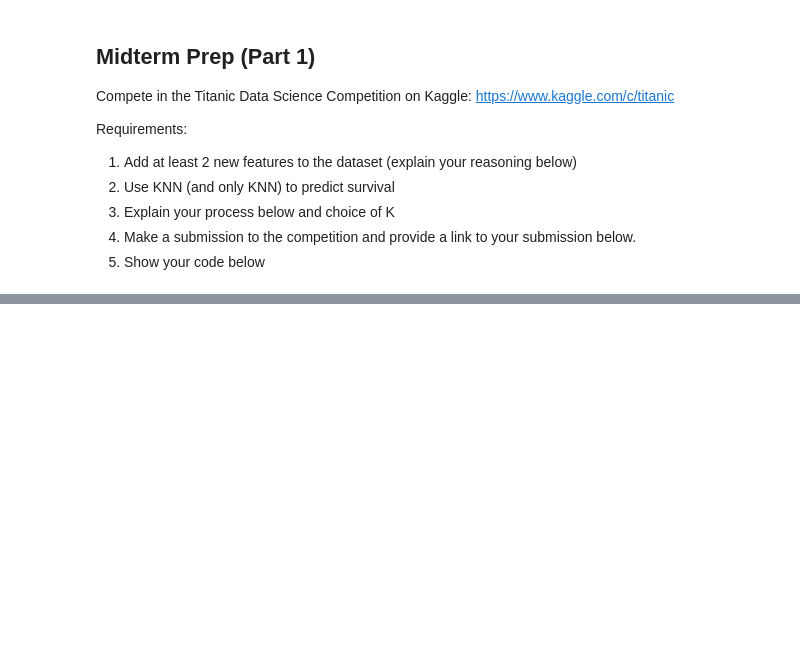
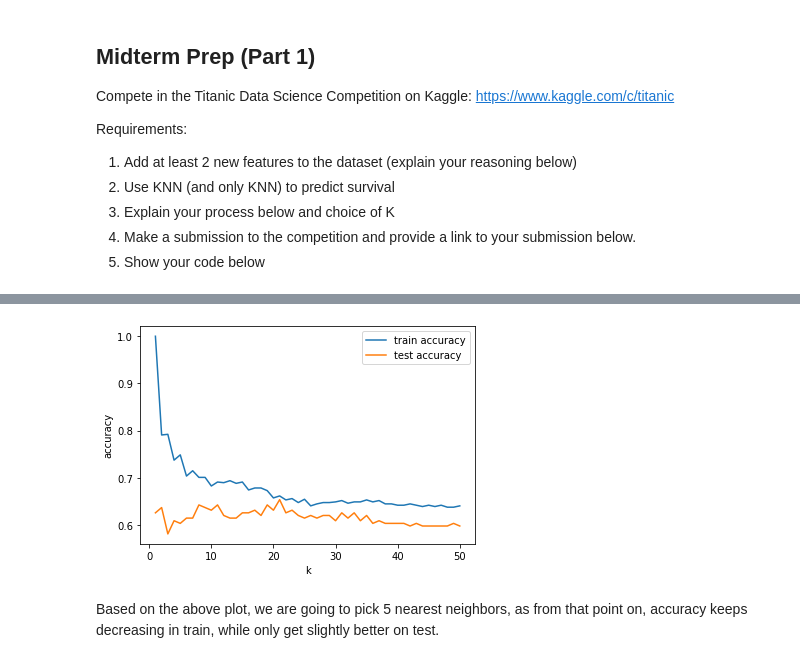
Before and after one commit to tnikas/Data-Science-Fundamentals, a Jupyter notebook: lecture_12/worksheet_12.ipynb, the cells around one changed output, grey strips where cells are left out. Saved outputs shown, nothing was run; the diff lists cells and outputs as text; code cells hidden in the pictures; blank space fills up the shorter version.

```diff
--- a/lecture_12/worksheet_12.ipynb
+++ b/lecture_12/worksheet_12.ipynb
@@ -258,0 +271,3 @@ Requirements:
+# %%
+train_data = pd.read_csv('titanic/train.csv')
+train_data.head()
@@ -258,0 +371,2 @@ Requirements:
+# %%
+train_data = preprocess_data(train_data)
@@ -258,0 +401,25 @@ Requirements:
+# %%
+# split train data into train and test (this will serve as validation in order to pick the best model)
+from sklearn.model_selection import train_test_split
+train_set, test_set = train_test_split(train_data, test_size=0.2, random_state=42)
+# %%
+# we will plot the accuracy of the model on the training and testing set for different values of k to pick the best k
+train_accuracy = []
+test_accuracy = []
+k_values = np.arange(1, 51)
+for k in k_values:
+    knn = KNeighborsClassifier(n_neighbors=k)
+    knn.fit(train_set.drop('Survived', axis=1), train_set['Survived'])
+    train_accuracy.append(knn.score(train_set.drop('Survived', axis=1), train_set['Survived']))
+    test_accuracy.append(knn.score(test_set.drop('Survived', axis=1), test_set['Survived'])
+    )
+plt.plot(k_values, train_accuracy, label='train accuracy')
+plt.plot(k_values, test_accuracy, label='test accuracy')
+plt.xlabel('k')
+plt.ylabel('accuracy')
+plt.legend()
+plt.show()
+# %% [output]
+[figure, added]
+# %% [markdown]
+Based on the above plot, we are going to pick 5 nearest neighbors, as from that point on, accuracy keeps decreasing in train, while only get slightly better on test.
```
Also changed, not shown: parts of 27 cells of this notebook, 4 other files.
